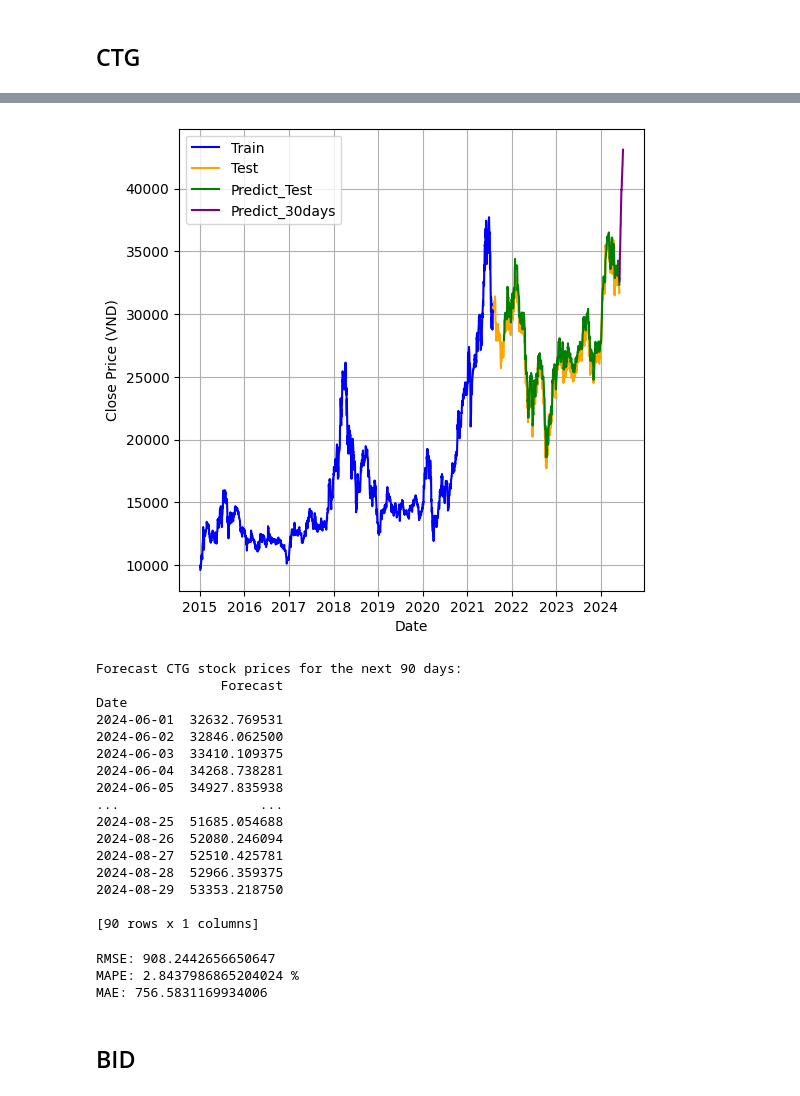
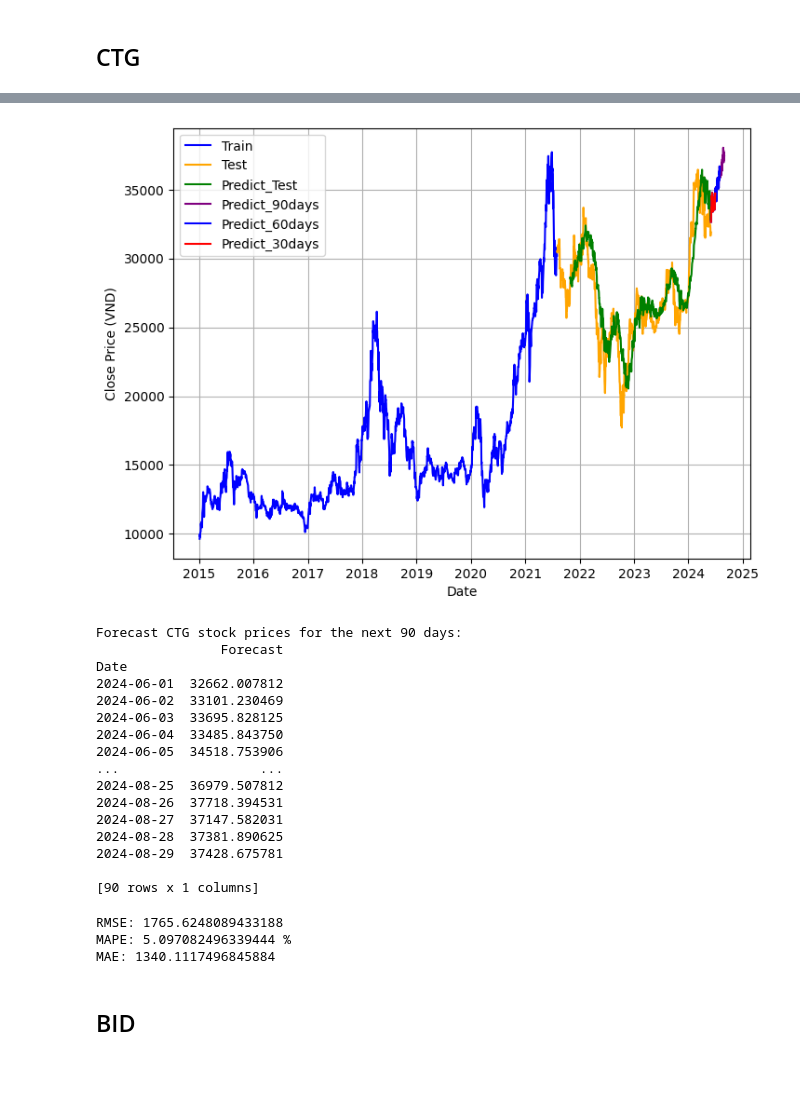
Before and after one commit to ngvmanh/IS403_O22_HTCL_14, a Jupyter notebook: Model/MLP_Adadelta/MLP(7-3).ipynb, the cells around one changed output, grey strips where cells are left out. Saved outputs shown, nothing was run; the diff lists cells and outputs as text; code cells hidden in the pictures.

Commit message:
Update: MLP + optimizer

```diff
--- a/Model/MLP_Adadelta/MLP(7-3).ipynb
+++ b/Model/MLP_Adadelta/MLP(7-3).ipynb
@@ -207,7 +207,7 @@ model = Sequential()
 model.add(Dense(100, activation='relu', input_shape=(n_lookback,)))
 model.add(Dense(50, activation='relu'))
 model.add(Dense(n_forecast))
-model.compile(loss='mean_squared_error', optimizer='adam')
+model.compile(loss='mean_squared_error', optimizer='adadelta')
 model.fit(X_train.reshape(X_train.shape[0], -1), Y_train, epochs=100, batch_size=32, verbose=1)
 
 # Evaluate on the test set
@@ -247,32 +247,32 @@ Epoch 7/100
 # %%
 # Visualization
-plt.figure(figsize=(6, 6))
+plt.figure(figsize=(8, 6))
 
 # Plot actual prices (All data)
 plt.plot(df.index[:train_size], df['Price'][:train_size], label='Train', color='blue')
 
 plt.plot(df.index[train_size:], df['Price'][train_size:], label='Test', color='orange')
 
 # Plot predicted prices on the test set
 test_data_start = df.index[train_size + n_lookback]
 test_data_end = df.index[-1]
 plt.plot(df.index[train_size + n_lookback: len(Y_pred_test) + train_size + n_lookback], Y_pred_test, label='Predict_Test', color='green')
 
 
 # Plot predicted prices in the future
 future_dates = pd.date_range(start=df.index[-1], periods=91)[1:]  # Ngày bắt đầu sau ngày cuối cùng của dữ liệu
-plt.plot(future_dates[:30], future_predictions[:30], label='Predict_30days', color='purple')
-# plt.plot(future_dates[:60], future_predictions[:60], label='Predict_60days', color='red')
-# plt.plot(future_dates, future_predictions, label='Predict_90days', color='purple')
+plt.plot(future_dates, future_predictions, label='Predict_90days', color='purple')
+plt.plot(future_dates[:60], future_predictions[:60], label='Predict_60days', color='blue')
+plt.plot(future_dates[:30], future_predictions[:30], label='Predict_30days', color='red')
 
-# plt.title('CTG Stock Price Forecast using MLP 7:3')
+# plt.title('VCB Stock Price Forecast using LSTM 7:3')
 plt.xlabel('Date')
 plt.ylabel('Close Price (VND)')
 plt.legend()
 plt.grid(True)
 plt.show()
 # %% [output]
-[figure, old version]
+[figure, new version]
 # %%
 # Create a new dataframe containing dates and future predicted values
 future_dates = pd.date_range(start=df.index[-1], periods=91)[1:]
@@ -286,17 +286,17 @@ print(future_df)
 Forecast CTG stock prices for the next 90 days:
                 Forecast
 Date
-2024-06-01  32632.769531
-2024-06-02  32846.062500
-2024-06-03  33410.109375
-2024-06-04  34268.738281
-2024-06-05  34927.835938
+2024-06-01  32662.007812
+2024-06-02  33101.230469
+2024-06-03  33695.828125
+2024-06-04  33485.843750
+2024-06-05  34518.753906
 ...                  ...
-2024-08-25  51685.054688
-2024-08-26  52080.246094
-2024-08-27  52510.425781
-2024-08-28  52966.359375
-2024-08-29  53353.218750
+2024-08-25  36979.507812
+2024-08-26  37718.394531
+2024-08-27  37147.582031
+2024-08-28  37381.890625
+2024-08-29  37428.675781
 
 [90 rows x 1 columns]
 # %%
@@ -315,9 +315,9 @@ print('RMSE:', rmse)
 print('MAPE:', mape, '%')
 print('MAE:', mae)
 # %% [output]
-RMSE: 908.2442656650647
-MAPE: 2.8437986865204024 %
-MAE: 756.5831169934006
+RMSE: 1765.6248089433188
+MAPE: 5.097082496339444 %
+MAE: 1340.1117496845884
 # %% [markdown]
 ## BID
 # %%
```
Also changed, not shown: parts of 9 cells of this notebook, 2 other files.
